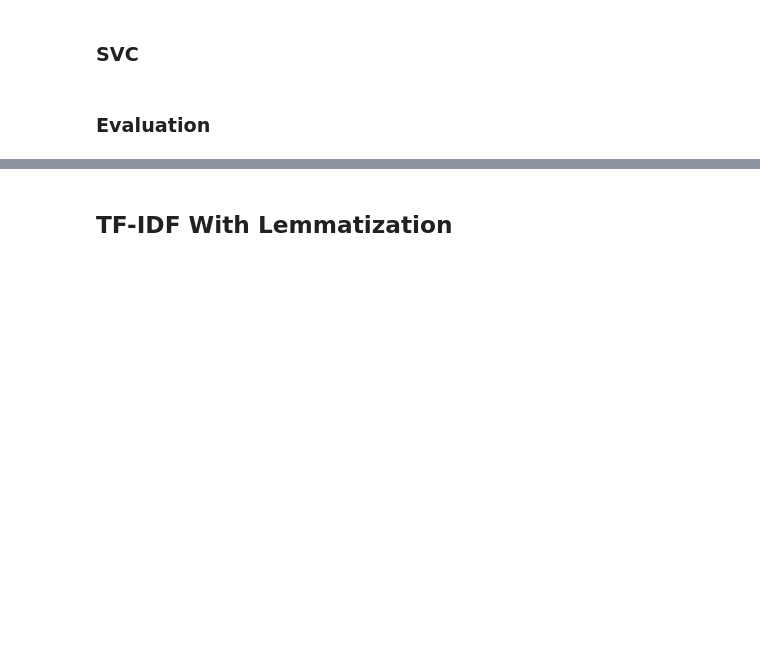
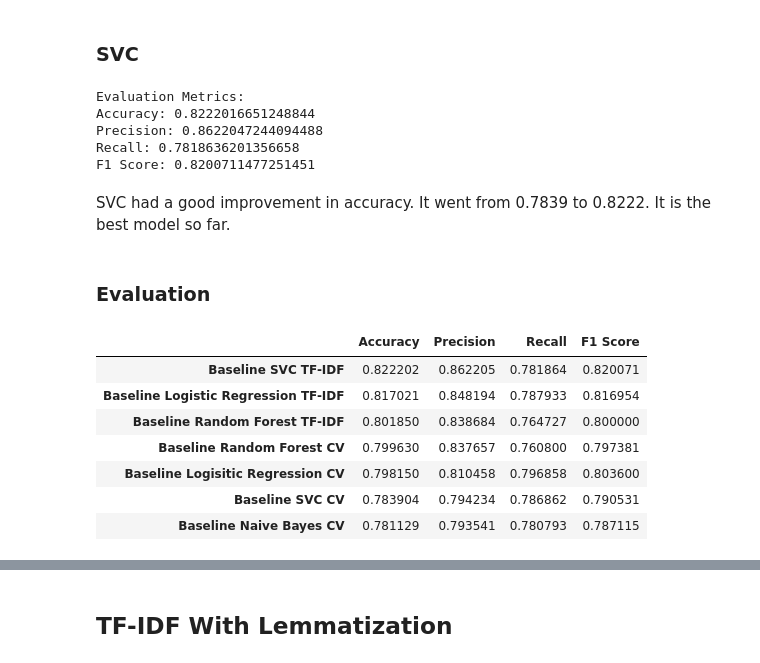
Before and after one commit to ismael-araujo/Hotel-Reviews-Analysis-Using-NLP, a Jupyter notebook: models/baseline-models.ipynb, the cells around one changed output, grey strips where cells are left out. Saved outputs shown, nothing was run; the diff lists cells and outputs as text; code cells hidden in the pictures; blank space fills up the shorter version.

```diff
--- a/models/baseline-models.ipynb
+++ b/models/baseline-models.ipynb
@@ -385,4 +402,26 @@ evaluation(y_test, y_pred_svc_tfidf)
+# %%
+# SVC TF-IDF baseline evaluation
+evaluation(y_test, y_pred_svc_tfidf)
+# %% [output]
+Evaluation Metrics:
+Accuracy: 0.8222016651248844
+Precision: 0.8622047244094488
+Recall: 0.7818636201356658
+F1 Score: 0.8200711477251451
+# %% [markdown]
+SVC had a good improvement in accuracy. It went from 0.7839 to 0.8222. It is the best model so far.
 # %% [markdown]
 ### Evaluation
 # %%
-pd.DataFrame.from_dict(metric_dict, orient='index')
+# Evaluation DataFrame
+evaluation_df = pd.DataFrame.from_dict(metric_dict, orient='index')
+evaluation_df.sort_values(by='Accuracy', ascending=False)
+# %% [output]
+|  | Accuracy | Precision | Recall | F1 Score |
+| Baseline SVC TF-IDF | 0.822202 | 0.862205 | 0.781864 | 0.820071 |
+| Baseline Logistic Regression TF-IDF | 0.817021 | 0.848194 | 0.787933 | 0.816954 |
+| Baseline Random Forest TF-IDF | 0.801850 | 0.838684 | 0.764727 | 0.800000 |
+| Baseline Random Forest CV | 0.799630 | 0.837657 | 0.760800 | 0.797381 |
+| Baseline Logisitic Regression CV | 0.798150 | 0.810458 | 0.796858 | 0.803600 |
+| Baseline SVC CV | 0.783904 | 0.794234 | 0.786862 | 0.790531 |
+| Baseline Naive Bayes CV | 0.781129 | 0.793541 | 0.780793 | 0.787115 |
```
Also changed, not shown: parts of 53 cells of this notebook, 6 other files.
